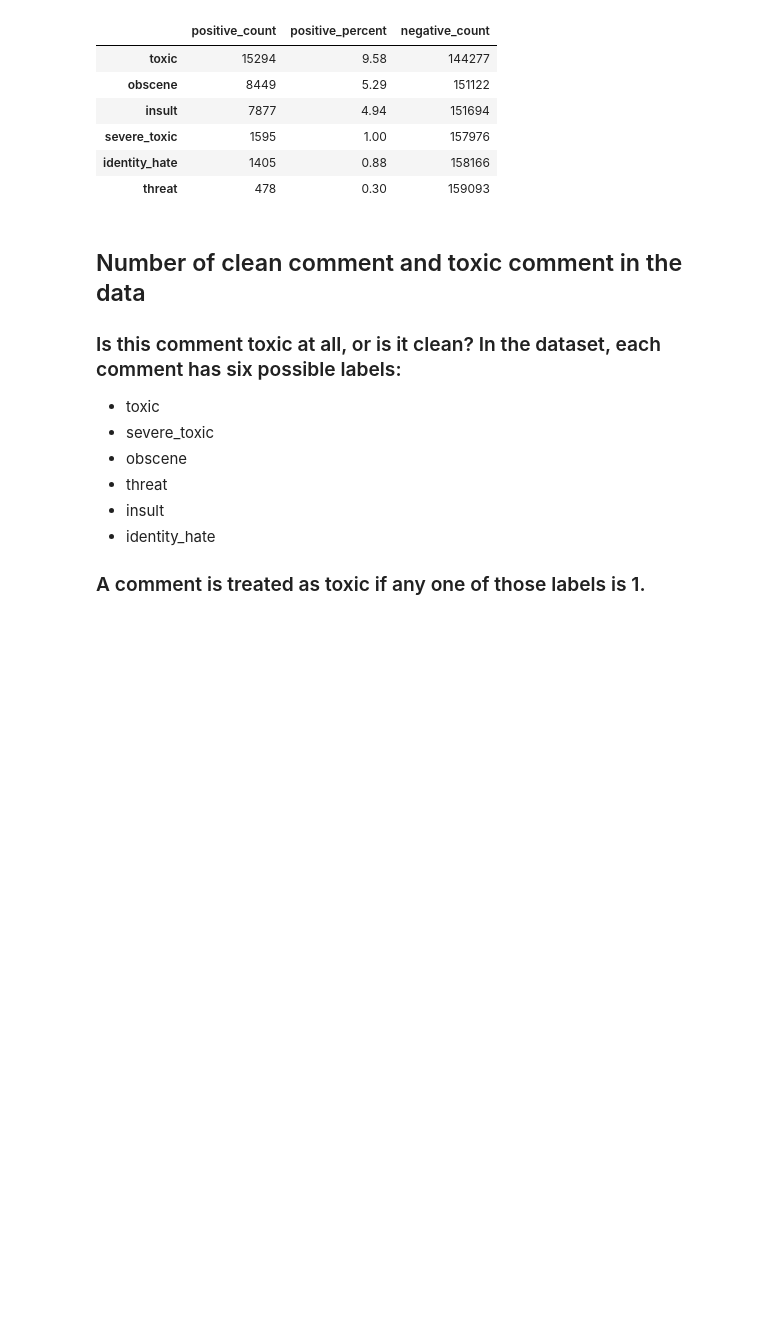
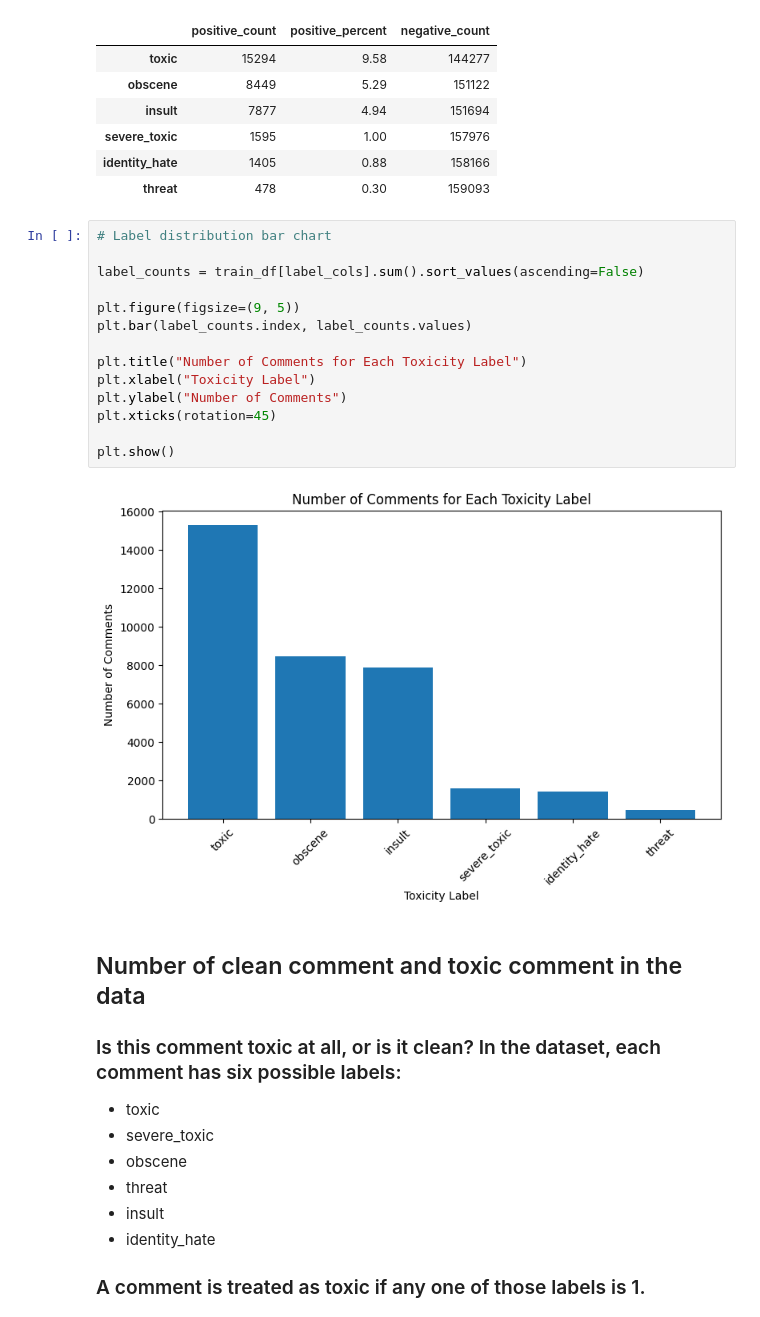
Before and after one commit to aadityane93/Toxic_Comments_Sentiment_Analysis, a Jupyter notebook: 1_Analysis.ipynb, the cells around one changed output. Cells and saved outputs as stored; diff of their text form; blank space fills up the shorter version.

```diff
--- a/1_Analysis.ipynb
+++ b/1_Analysis.ipynb
@@ -133,6 +143,22 @@ label_distribution
 | severe_toxic | 1595 | 1.00 | 157976 |
 | identity_hate | 1405 | 0.88 | 158166 |
 | threat | 478 | 0.30 | 159093 |
+# %%
+# Label distribution bar chart
+
+label_counts = train_df[label_cols].sum().sort_values(ascending=False)
+
+plt.figure(figsize=(9, 5))
+plt.bar(label_counts.index, label_counts.values)
+
+plt.title("Number of Comments for Each Toxicity Label")
+plt.xlabel("Toxicity Label")
+plt.ylabel("Number of Comments")
+plt.xticks(rotation=45)
+
+plt.show()
+# %% [output]
+[figure, added]
 # %% [markdown]
 ## Number of clean comment and toxic comment in the data
 ### Is this comment toxic at all, or is it clean? In the dataset, each comment has six possible labels:
```
Also changed, not shown: parts of 2 cells of this notebook, 2 other files.
